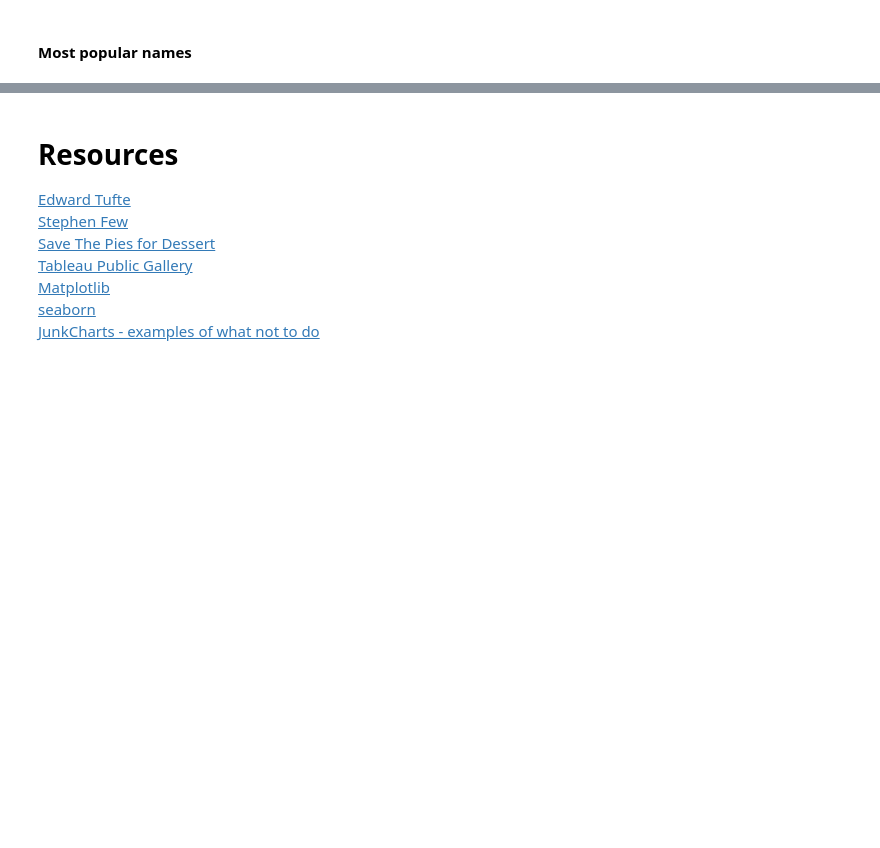
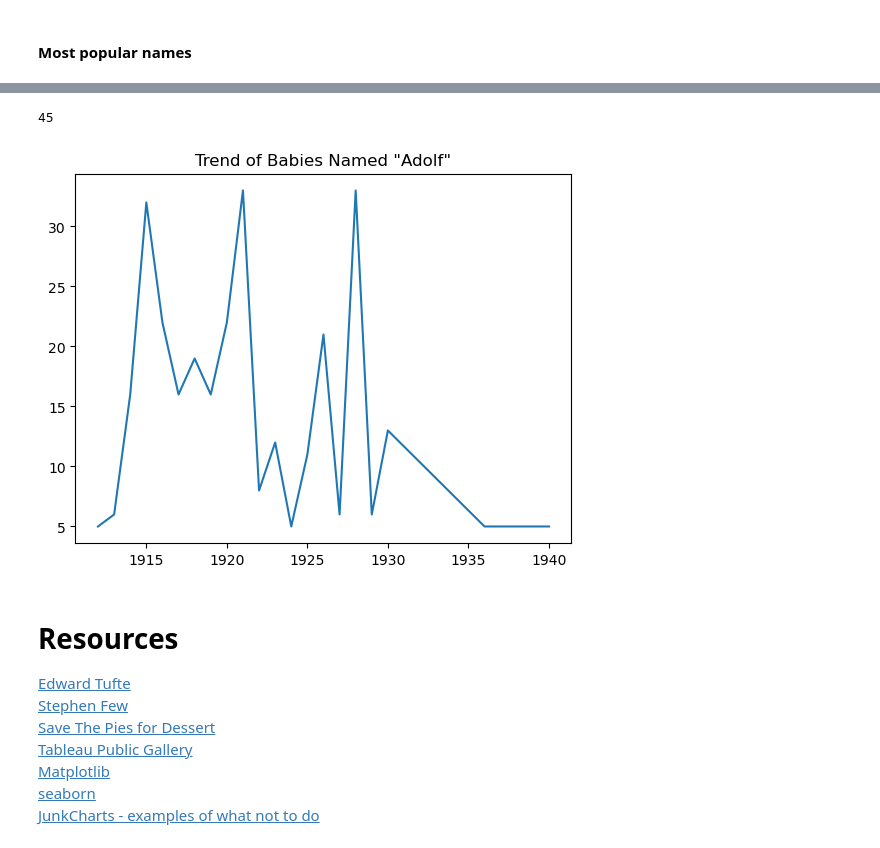
Before and after one commit to msaricaumbc/DS602_Spring2026, a Jupyter notebook: week02 - eda/eda.ipynb, the cells around one changed output, grey strips where cells are left out. Cells and saved outputs as stored; diff of their text form; code cells hidden in the pictures; blank space fills up the shorter version.

```diff
--- a/week02 - eda/eda.ipynb
+++ b/week02 - eda/eda.ipynb
@@ -530,3 +857,8 @@ check_name_popularity_over_years('Alexa')
+# %%
+check_name_popularity_over_years('Adolf')
+# %% [output]
+45
+[figure, added]
 # %% [markdown]
 # Resources
 [Edward Tufte](https://www.edwardtufte.com/tufte/)
```
Also changed, not shown: parts of 52 cells of this notebook.
